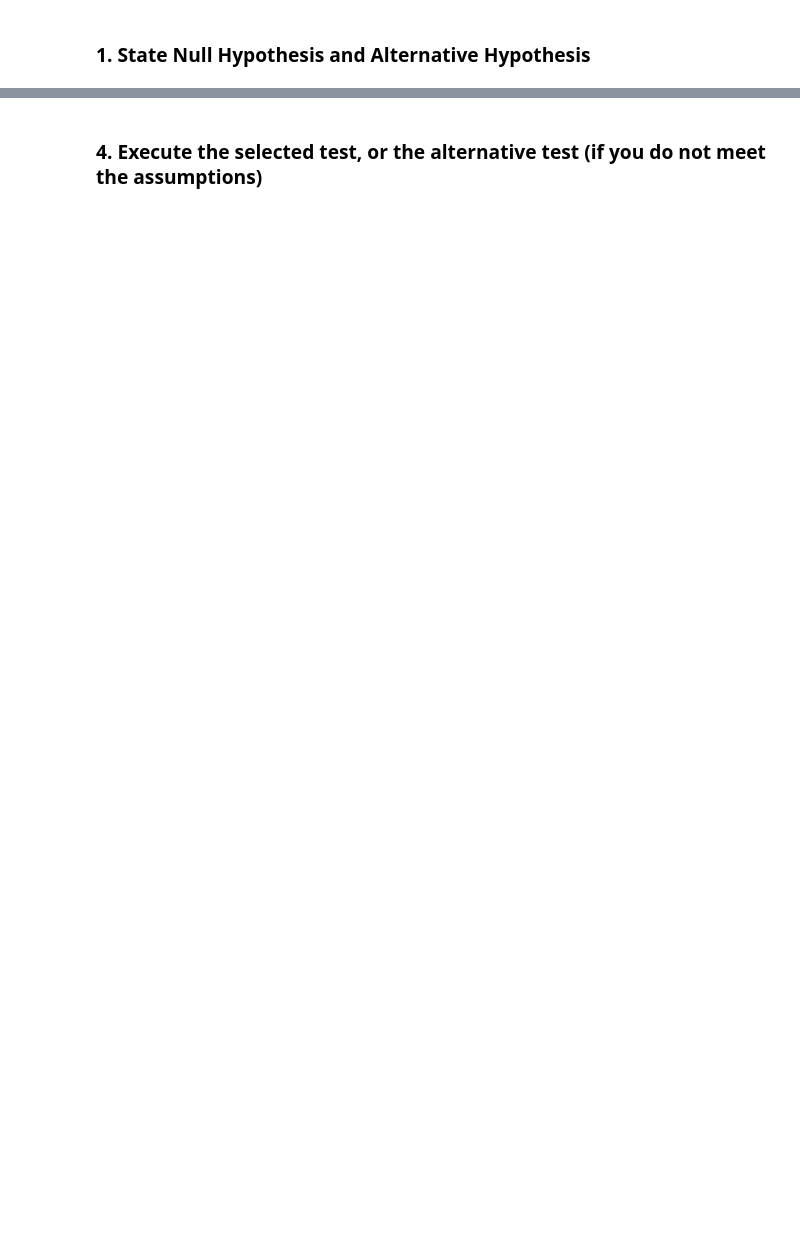
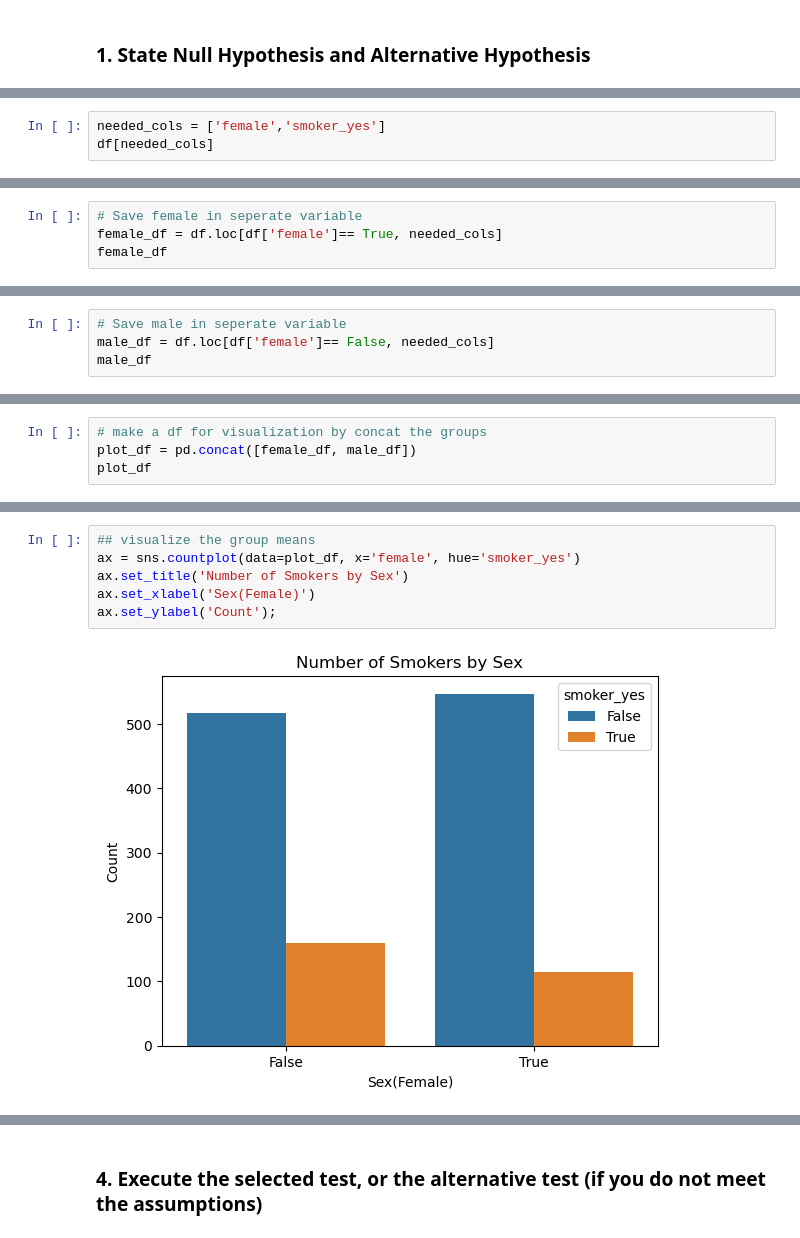
Before and after one commit to patelmedha/Hypothesis-Testing-with-Insurance-Data, a Jupyter notebook: Hypothesis Testing with Insurance Data.ipynb, the cells around one changed output, grey strips where cells are left out. Saved outputs shown, nothing was run; the diff lists cells and outputs as text; blank space fills up the shorter version.

```diff
--- a/Hypothesis Testing with Insurance Data.ipynb
+++ b/Hypothesis Testing with Insurance Data.ipynb
@@ -76,0 +352,3 @@ memory usage: 73.3+ KB
+# %%
+needed_cols = ['female','smoker_yes']
+df[needed_cols]
@@ -76,0 +369,4 @@ memory usage: 73.3+ KB
+# %%
+# Save female in seperate variable
+female_df = df.loc[df['female']== True, needed_cols]
+female_df
@@ -76,0 +387,4 @@ memory usage: 73.3+ KB
+# %%
+# Save male in seperate variable
+male_df = df.loc[df['female']== False, needed_cols]
+male_df
@@ -76,0 +405,4 @@ memory usage: 73.3+ KB
+# %%
+# make a df for visualization by concat the groups
+plot_df = pd.concat([female_df, male_df])
+plot_df
@@ -77,2 +423,10 @@ memory usage: 73.3+ KB
+# %%
+## visualize the group means
+ax = sns.countplot(data=plot_df, x='female', hue='smoker_yes')
+ax.set_title('Number of Smokers by Sex')
+ax.set_xlabel('Sex(Female)')
+ax.set_ylabel('Count');
+# %% [output]
+[figure, added]
 # %% [markdown]
 ### 3. Test the assumptions of your selected test.
```
Also changed, not shown: parts of 63 cells of this notebook, 2 other files.
